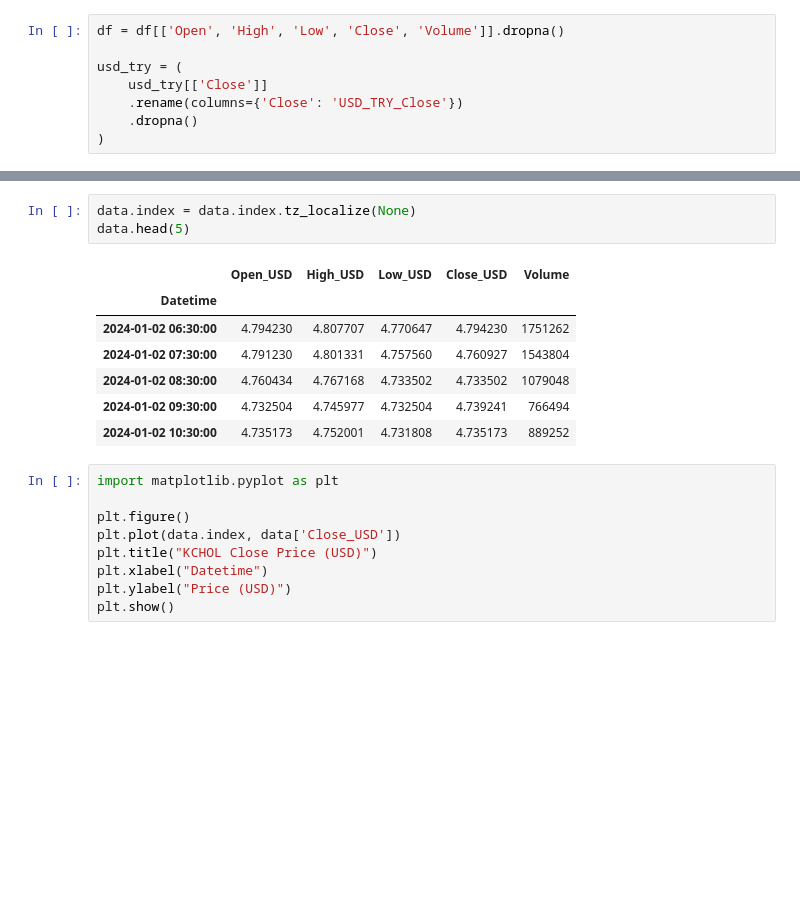
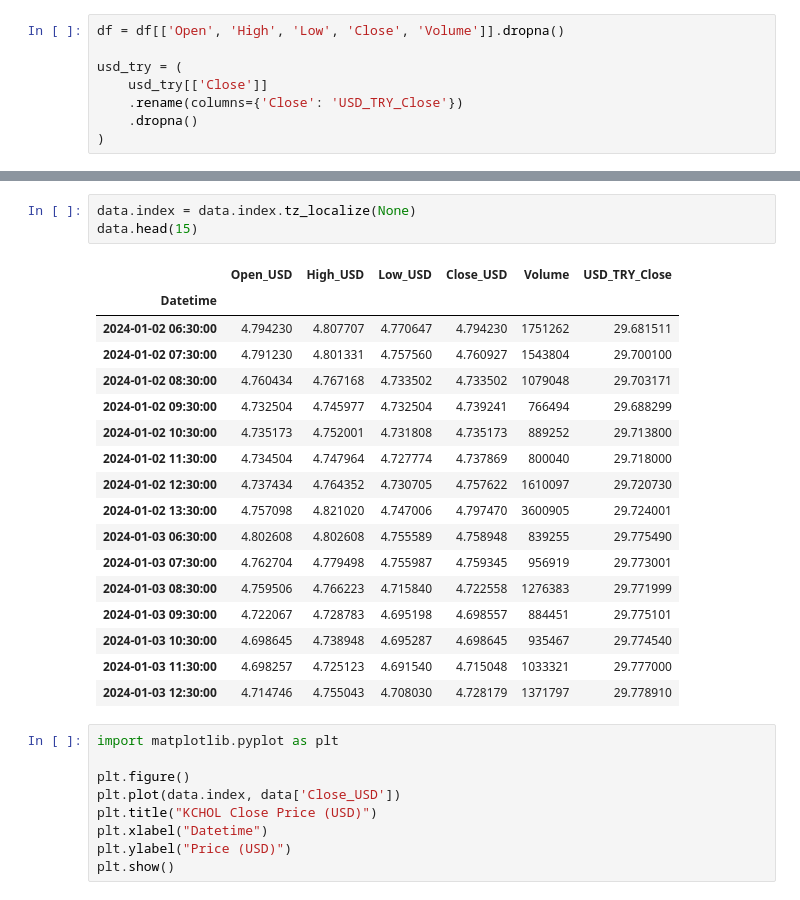
Before and after one commit to olcayguney/multifeature-lstm-financial-forecasting, a Jupyter notebook: LSTMDeneme_1.ipynb, the cells around one changed output, grey strips where cells are left out. Cells and saved outputs as stored; diff of their text form; blank space fills up the shorter version.

```diff
--- a/LSTMDeneme_1.ipynb
+++ b/LSTMDeneme_1.ipynb
@@ -94,14 +110,24 @@ KeyError: "['USD_TRY_Close'] not in index"
 # %%
 data.index = data.index.tz_localize(None)
-data.head(5)
+data.head(15)
 # %% [output]
-|  | Open_USD | High_USD | Low_USD | Close_USD | Volume |
-| Datetime |  |  |  |  |  |
-| 2024-01-02 06:30:00 | 4.794230 | 4.807707 | 4.770647 | 4.794230 | 1751262 |
-| 2024-01-02 07:30:00 | 4.791230 | 4.801331 | 4.757560 | 4.760927 | 1543804 |
-| 2024-01-02 08:30:00 | 4.760434 | 4.767168 | 4.733502 | 4.733502 | 1079048 |
-| 2024-01-02 09:30:00 | 4.732504 | 4.745977 | 4.732504 | 4.739241 | 766494 |
-| 2024-01-02 10:30:00 | 4.735173 | 4.752001 | 4.731808 | 4.735173 | 889252 |
+|  | Open_USD | High_USD | Low_USD | Close_USD | Volume | USD_TRY_Close |
+| Datetime |  |  |  |  |  |  |
+| 2024-01-02 06:30:00 | 4.794230 | 4.807707 | 4.770647 | 4.794230 | 1751262 | 29.681511 |
+| 2024-01-02 07:30:00 | 4.791230 | 4.801331 | 4.757560 | 4.760927 | 1543804 | 29.700100 |
+| 2024-01-02 08:30:00 | 4.760434 | 4.767168 | 4.733502 | 4.733502 | 1079048 | 29.703171 |
+| 2024-01-02 09:30:00 | 4.732504 | 4.745977 | 4.732504 | 4.739241 | 766494 | 29.688299 |
+| 2024-01-02 10:30:00 | 4.735173 | 4.752001 | 4.731808 | 4.735173 | 889252 | 29.713800 |
+| 2024-01-02 11:30:00 | 4.734504 | 4.747964 | 4.727774 | 4.737869 | 800040 | 29.718000 |
+| 2024-01-02 12:30:00 | 4.737434 | 4.764352 | 4.730705 | 4.757622 | 1610097 | 29.720730 |
+| 2024-01-02 13:30:00 | 4.757098 | 4.821020 | 4.747006 | 4.797470 | 3600905 | 29.724001 |
+| 2024-01-03 06:30:00 | 4.802608 | 4.802608 | 4.755589 | 4.758948 | 839255 | 29.775490 |
+| 2024-01-03 07:30:00 | 4.762704 | 4.779498 | 4.755987 | 4.759345 | 956919 | 29.773001 |
+| 2024-01-03 08:30:00 | 4.759506 | 4.766223 | 4.715840 | 4.722558 | 1276383 | 29.771999 |
+| 2024-01-03 09:30:00 | 4.722067 | 4.728783 | 4.695198 | 4.698557 | 884451 | 29.775101 |
+| 2024-01-03 10:30:00 | 4.698645 | 4.738948 | 4.695287 | 4.698645 | 935467 | 29.774540 |
+| 2024-01-03 11:30:00 | 4.698257 | 4.725123 | 4.691540 | 4.715048 | 1033321 | 29.777000 |
+| 2024-01-03 12:30:00 | 4.714746 | 4.755043 | 4.708030 | 4.728179 | 1371797 | 29.778910 |
 # %%
 import matplotlib.pyplot as plt
 
```
Also changed, not shown: parts of 9 cells of this notebook.
